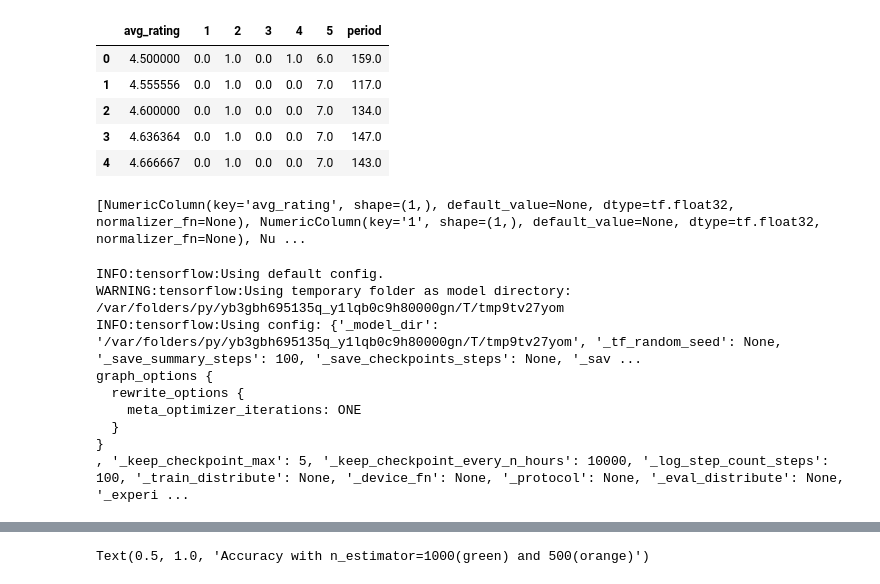
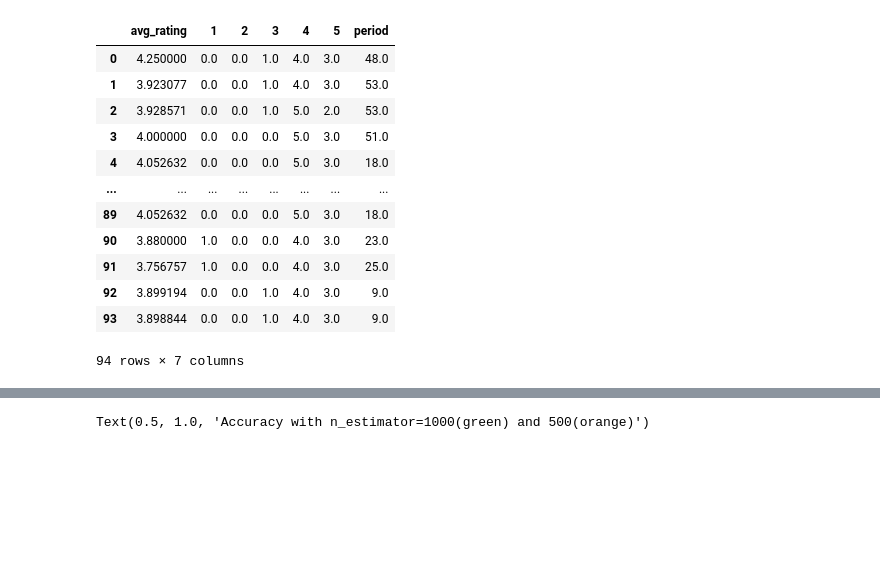
Before and after one commit to JiayingChen0307/ICM2020-Amazon-review-prediction, a Jupyter notebook: RandomForest.ipynb, the cells around one changed output, grey strips where cells are left out. Cells and saved outputs as stored; diff of their text form; code cells hidden in the pictures; blank space fills up the shorter version.

Commit message:
documented and updated the model notebook

```diff
--- a/RandomForest.ipynb
+++ b/RandomForest.ipynb
@@ -8,11 +13,20 @@ import matplotlib.pyplot as plt
 # %%
-df = pd.read_csv('prep_pacifier.csv')
+#read a preprocessed dataset
+df = pd.read_csv('/Users/jiaying/Downloads/MCM2020/prep_microwave.csv')
 df = df.drop('Unnamed: 0',axis=1)
-df.head()
+df = df.dropna()
+df
 # %% [output]
 |  | avg_rating | 1 | 2 | 3 | 4 | 5 | period |
-| 0 | 4.500000 | 0.0 | 1.0 | 0.0 | 1.0 | 6.0 | 159.0 |
-| 1 | 4.555556 | 0.0 | 1.0 | 0.0 | 0.0 | 7.0 | 117.0 |
-| 2 | 4.600000 | 0.0 | 1.0 | 0.0 | 0.0 | 7.0 | 134.0 |
-| 3 | 4.636364 | 0.0 | 1.0 | 0.0 | 0.0 | 7.0 | 147.0 |
-| 4 | 4.666667 | 0.0 | 1.0 | 0.0 | 0.0 | 7.0 | 143.0 |
+| 0 | 4.250000 | 0.0 | 0.0 | 1.0 | 4.0 | 3.0 | 48.0 |
+| 1 | 3.923077 | 0.0 | 0.0 | 1.0 | 4.0 | 3.0 | 53.0 |
+| 2 | 3.928571 | 0.0 | 0.0 | 1.0 | 5.0 | 2.0 | 53.0 |
+| 3 | 4.000000 | 0.0 | 0.0 | 0.0 | 5.0 | 3.0 | 51.0 |
+| 4 | 4.052632 | 0.0 | 0.0 | 0.0 | 5.0 | 3.0 | 18.0 |
+| ... | ... | ... | ... | ... | ... | ... | ... |
+| 89 | 4.052632 | 0.0 | 0.0 | 0.0 | 5.0 | 3.0 | 18.0 |
+| 90 | 3.880000 | 1.0 | 0.0 | 0.0 | 4.0 | 3.0 | 23.0 |
+| 91 | 3.756757 | 1.0 | 0.0 | 0.0 | 4.0 | 3.0 | 25.0 |
+| 92 | 3.899194 | 0.0 | 0.0 | 1.0 | 4.0 | 3.0 | 9.0 |
+| 93 | 3.898844 | 0.0 | 0.0 | 1.0 | 4.0 | 3.0 | 9.0 |
+94 rows × 7 columns
@@ -31,30 +44,3 @@ X_train=pd.DataFrame(scaler_model.transform(X_train),columns=X_train.columns,ind
 
 scaler_model.fit(X_eval)
 X_eval=pd.DataFrame(scaler_model.transform(X_eval),columns=X_eval.columns,index=X_eval.index)
-# %%
-#Creating Feature Columns
-feat_cols=[]
-for cols in df.columns[:-1]:
-    column=tf.feature_column.numeric_column(cols)
-    feat_cols.append(column)
-
-print(feat_cols)
-# %% [output]
-[NumericColumn(key='avg_rating', shape=(1,), default_value=None, dtype=tf.float32, normalizer_fn=None), NumericColumn(key='1', shape=(1,), default_value=None, dtype=tf.float32, normalizer_fn=None), Nu ...
-# %%
-#The estimator model
-model=tf.estimator.DNNRegressor(hidden_units=[6,10,6],feature_columns=feat_cols)
-
-#the input function
-input_func = tf.compat.v1.estimator.inputs.pandas_input_fn(X_train,y_train,batch_size=10,num_epochs=1000,shuffle=True)
-#input_func=tf.estimator.inputs.pandas_input_fn(X_train,y_train,batch_size=10,num_epochs=1000,shuffle=True)
-# %% [output]
-INFO:tensorflow:Using default config.
-WARNING:tensorflow:Using temporary folder as model directory: /var/folders/py/yb3gbh695135q_y1lqb0c9h80000gn/T/tmp9tv27yom
-INFO:tensorflow:Using config: {'_model_dir': '/var/folders/py/yb3gbh695135q_y1lqb0c9h80000gn/T/tmp9tv27yom', '_tf_random_seed': None, '_save_summary_steps': 100, '_save_checkpoints_steps': None, '_sav ...
-graph_options {
-  rewrite_options {
-    meta_optimizer_iterations: ONE
-  }
-}
-, '_keep_checkpoint_max': 5, '_keep_checkpoint_every_n_hours': 10000, '_log_step_count_steps': 100, '_train_distribute': None, '_device_fn': None, '_protocol': None, '_eval_distribute': None, '_experi ...
```
Also changed, not shown: parts of 26 cells of this notebook.
